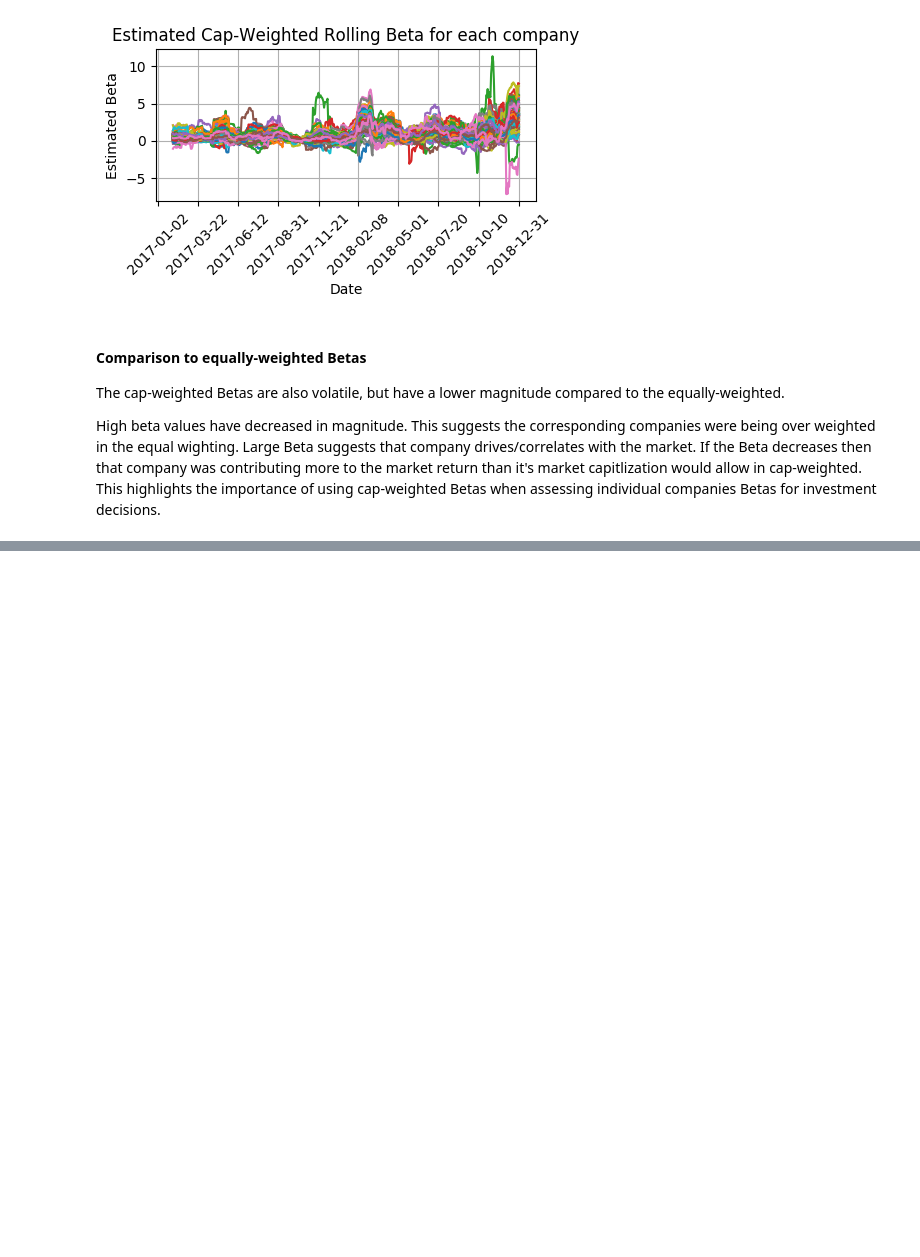
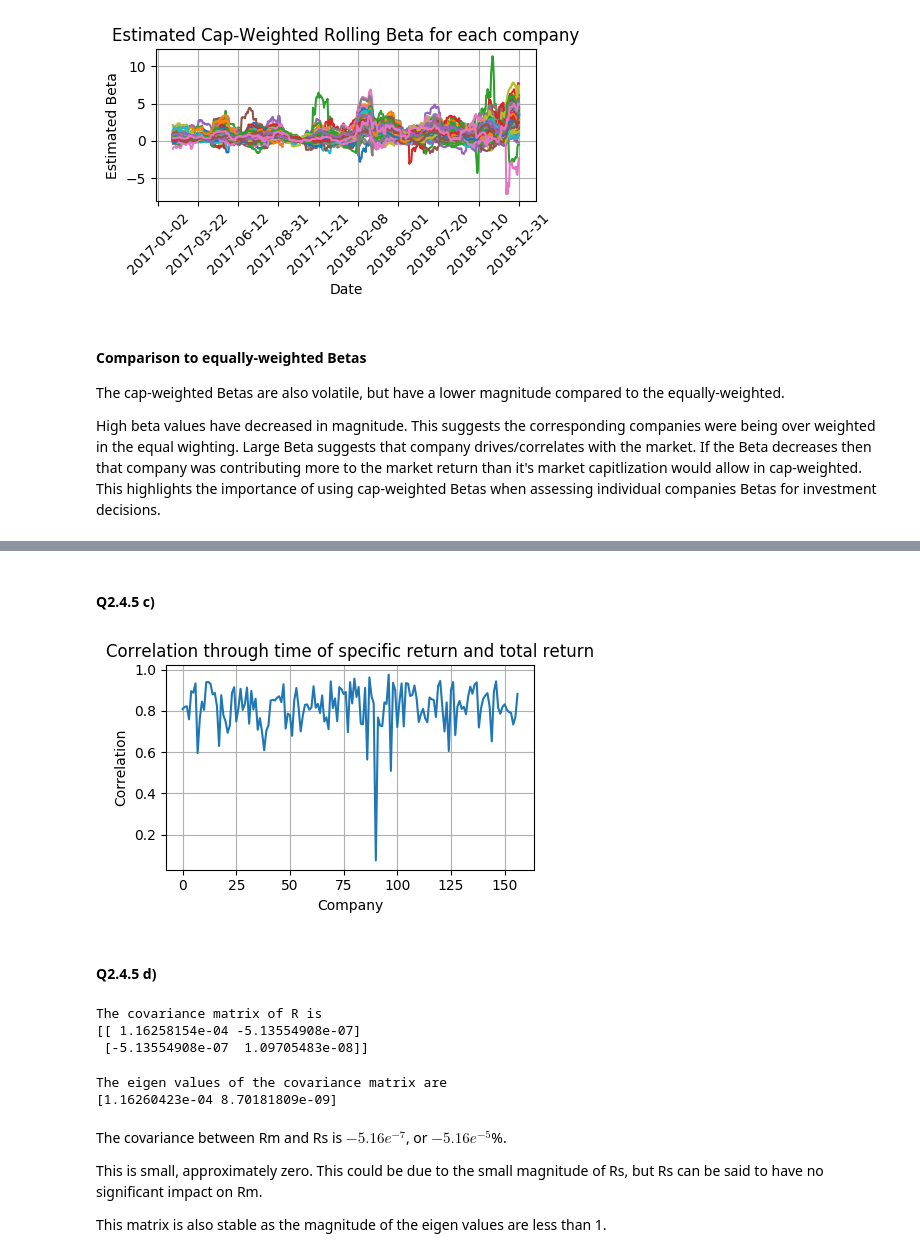
Before and after one commit to mahudu97/FSP, a Jupyter notebook: src/CW.ipynb, the cells around one changed output, grey strips where cells are left out. Saved outputs shown, nothing was run; the diff lists cells and outputs as text; code cells hidden in the pictures; blank space fills up the shorter version.

```diff
--- a/src/CW.ipynb
+++ b/src/CW.ipynb
@@ -692,0 +796,21 @@ High beta values have decreased in magnitude. This suggests the corresponding co
+# %% [markdown]
+#### Q2.4.5 c)
+# %%
+e_bystock = e.T
+# %%
+e_corr = np.zeros([num_stocks])
+for i in range(num_stocks):
+    e_corr[i] = np.corrcoef(e_bystock[i], ri[i])[1][0]
+# %%
+plt.figure(dpi=100, figsize=(5,3))
+plt.plot(e_corr)
+plt.title('Correlation through time of specific return and total return')
+plt.xlabel('Company')
+plt.ylabel('Correlation')
+plt.grid()
+plt.tight_layout()
+plt.show()
+# %% [output]
+[figure, added]
+# %% [markdown]
+#### Q2.4.5 d)
@@ -692,0 +820,20 @@ High beta values have decreased in magnitude. This suggests the corresponding co
+# %%
+print("The covariance matrix of R is")
+print(R_cov)
+# %% [output]
+The covariance matrix of R is
+[[ 1.16258154e-04 -5.13554908e-07]
+ [-5.13554908e-07  1.09705483e-08]]
+# %%
+R_eig, _ = np.linalg.eig(R_cov)
+print('The eigen values of the covariance matrix are')
+print(R_eig)
+# %% [output]
+The eigen values of the covariance matrix are
+[1.16260423e-04 8.70181809e-09]
+# %% [markdown]
+The covariance between Rm and Rs is $-5.16e^{-7}$, or $-5.16e^{-5}$%.
+
+This is small, approximately zero. This could be due to the small magnitude of Rs, but Rs can be said to have no significant impact on Rm.
+
+This matrix is also stable as the magnitude of the eigen values are less than 1.
```
Also changed, not shown: parts of 18 cells of this notebook.
